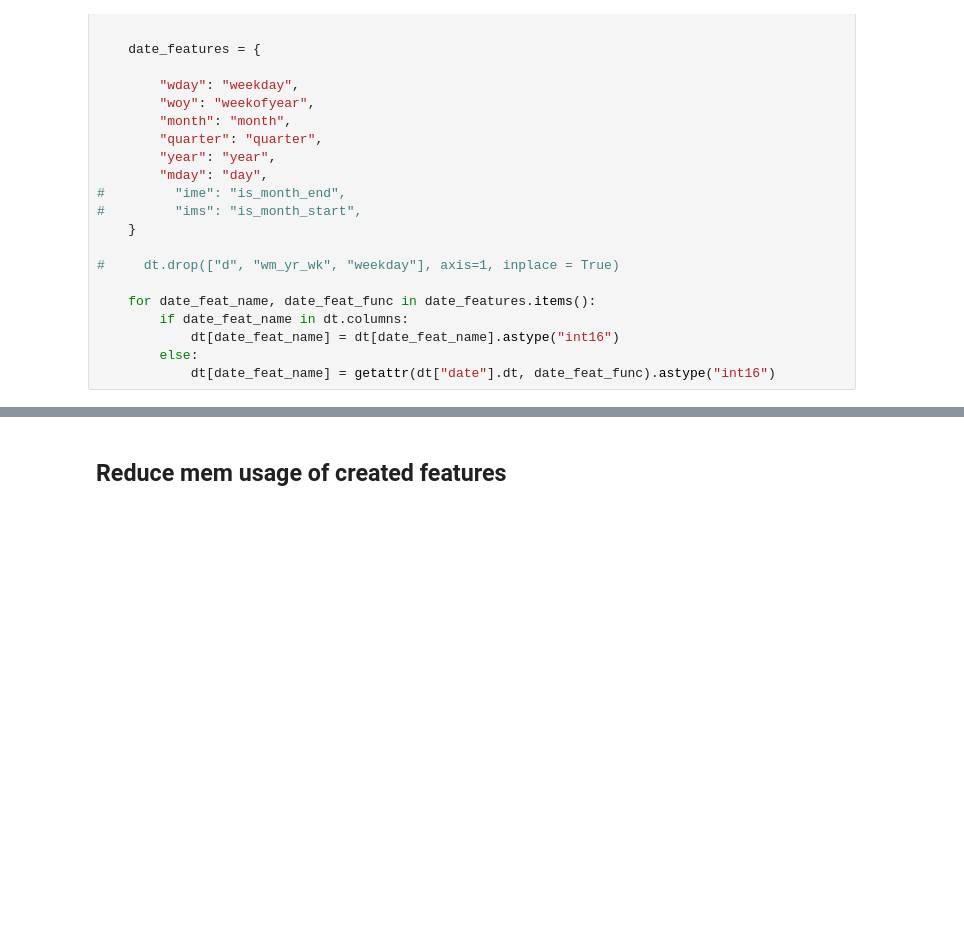
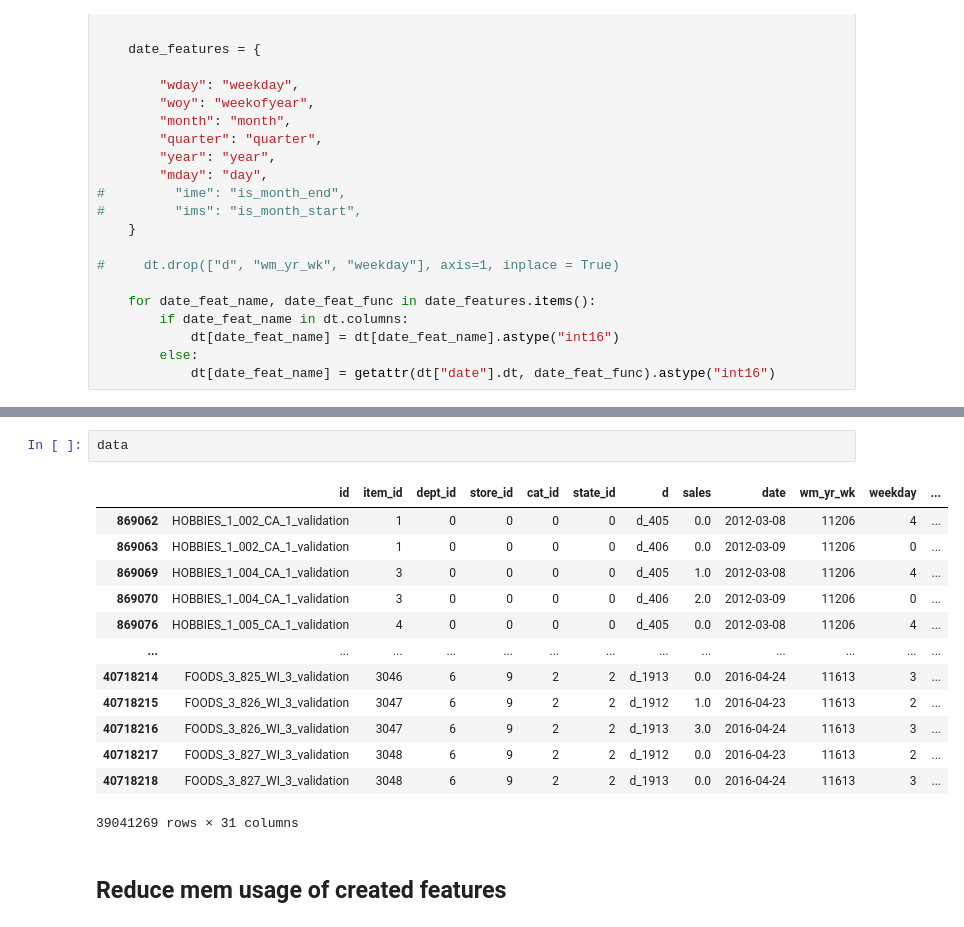
Before and after one commit to wzrd/m5-forecasting-competition, a Jupyter notebook: AlGreKo - Model 2 (LGBM Day By Day).ipynb, the cells around one changed output, grey strips where cells are left out. Drawn from its saved outputs; the diff is of its cells as text; blank space fills up the shorter version.

```diff
--- a/AlGreKo - Model 2 (LGBM Day By Day).ipynb
+++ b/AlGreKo - Model 2 (LGBM Day By Day).ipynb
@@ -198,3 +167,19 @@ data.shape
+# %%
+data
+# %% [output]
+|  | id | item_id | dept_id | store_id | cat_id | state_id | d | sales | date | wm_yr_wk | weekday | ... |
+| 869062 | HOBBIES_1_002_CA_1_validation | 1 | 0 | 0 | 0 | 0 | d_405 | 0.0 | 2012-03-08 | 11206 | 4 | ... |
+| 869063 | HOBBIES_1_002_CA_1_validation | 1 | 0 | 0 | 0 | 0 | d_406 | 0.0 | 2012-03-09 | 11206 | 0 | ... |
+| 869069 | HOBBIES_1_004_CA_1_validation | 3 | 0 | 0 | 0 | 0 | d_405 | 1.0 | 2012-03-08 | 11206 | 4 | ... |
+| 869070 | HOBBIES_1_004_CA_1_validation | 3 | 0 | 0 | 0 | 0 | d_406 | 2.0 | 2012-03-09 | 11206 | 0 | ... |
+| 869076 | HOBBIES_1_005_CA_1_validation | 4 | 0 | 0 | 0 | 0 | d_405 | 0.0 | 2012-03-08 | 11206 | 4 | ... |
+| ... | ... | ... | ... | ... | ... | ... | ... | ... | ... | ... | ... | ... |
+| 40718214 | FOODS_3_825_WI_3_validation | 3046 | 6 | 9 | 2 | 2 | d_1913 | 0.0 | 2016-04-24 | 11613 | 3 | ... |
+| 40718215 | FOODS_3_826_WI_3_validation | 3047 | 6 | 9 | 2 | 2 | d_1912 | 1.0 | 2016-04-23 | 11613 | 2 | ... |
+| 40718216 | FOODS_3_826_WI_3_validation | 3047 | 6 | 9 | 2 | 2 | d_1913 | 3.0 | 2016-04-24 | 11613 | 3 | ... |
+| 40718217 | FOODS_3_827_WI_3_validation | 3048 | 6 | 9 | 2 | 2 | d_1912 | 0.0 | 2016-04-23 | 11613 | 2 | ... |
+| 40718218 | FOODS_3_827_WI_3_validation | 3048 | 6 | 9 | 2 | 2 | d_1913 | 0.0 | 2016-04-24 | 11613 | 3 | ... |
+39041269 rows × 31 columns
 # %% [markdown]
 ## Reduce mem usage of created features
 # %%
```
Also changed, not shown: parts of 25 cells of this notebook, 2 other files.
